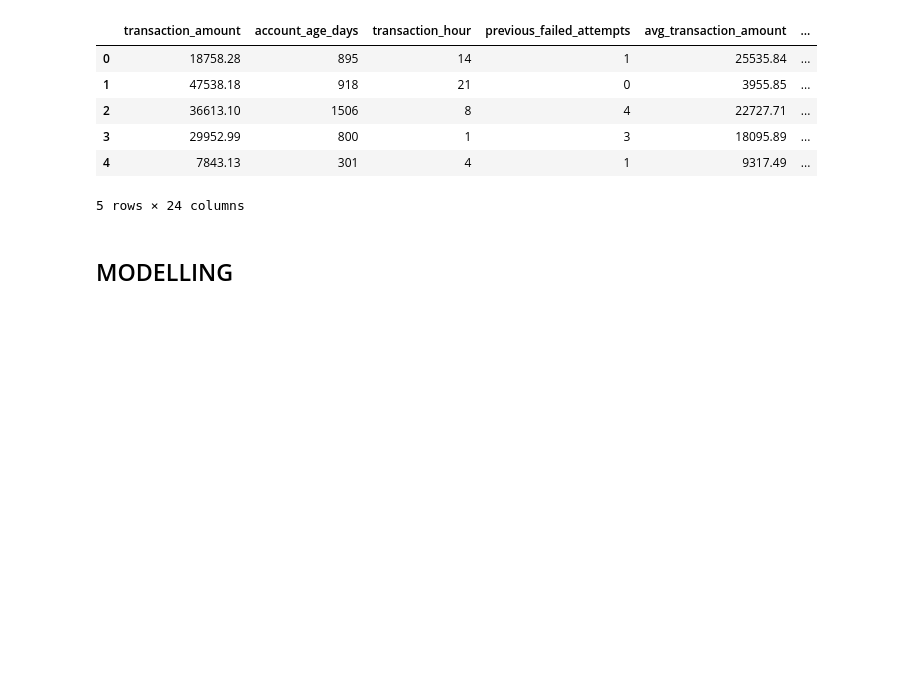
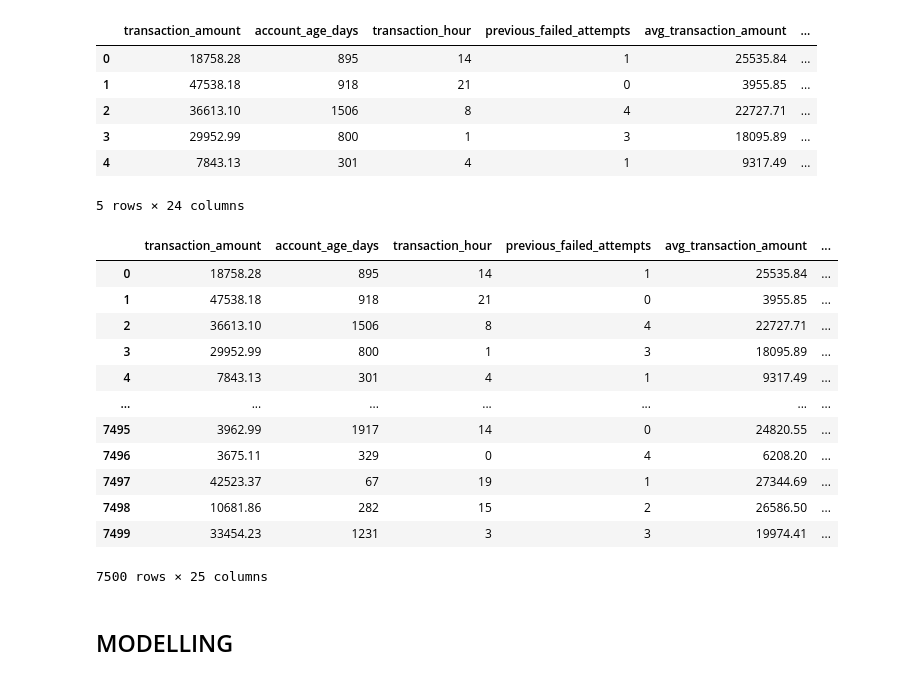
Before and after one commit to leta199/Fraud-Detection, a Jupyter notebook: modelling/Fraud detection.ipynb, the cells around one changed output. Saved outputs shown, nothing was run; the diff lists cells and outputs as text; code cells hidden in the pictures; blank space fills up the shorter version.

```diff
--- a/modelling/Fraud detection.ipynb
+++ b/modelling/Fraud detection.ipynb
@@ -128,10 +128,9 @@ fraud = fraud.drop(columns= ["transaction_id", "user_id"]) #removing ID columns
 # FEATURE ENGINEERING
 # Since we want to use scikit-learn binary classification methods, the simplest way is to use dummy varibles for non-numeric variables
 df1 = pd.get_dummies( data = fraud,           #what data we want to get dummies variables of
-                     columns = ["transaction_type", "payment_mode", "device_type", "device_location"],  #the non-numeric columns we will convert into dummies
+                     columns = ["transaction_type", "payment_mode", "device_type", "device_location", "is_international", ],  #the non-numeric columns we will convert into dummies
                      dtype=int)               #turning dummies from True/ False into binary 1/0.
 
-
 df1.head()
 # %% [output]
 |  | transaction_amount | account_age_days | transaction_hour | previous_failed_attempts | avg_transaction_amount | ... |
@@ -141,6 +140,36 @@ df1.head()
 | 3 | 29952.99 | 800 | 1 | 3 | 18095.89 | ... |
 | 4 | 7843.13 | 301 | 4 | 1 | 9317.49 | ... |
 5 rows × 24 columns
+# %%
+#Bucketing
+#We will use buckets to group transactions by location therefore we will make a fraud index by location.
+# Mumbai and Hyderabad 3, Chennai and Bangalore 2, Delhi 1.
+
+fraud_location = { #creating a dictionary to map locations onto
+    "Mumbai":3,
+    "Hyderabad" :3,
+    "Chennai" : 2,
+    "Bangalore" : 2,
+    "Delhi" : 1
+
+}
+
+df1["fraud_bucket_location"] = fraud["device_location"].map(fraud_location)
+df1
+# %% [output]
+|  | transaction_amount | account_age_days | transaction_hour | previous_failed_attempts | avg_transaction_amount | ... |
+| 0 | 18758.28 | 895 | 14 | 1 | 25535.84 | ... |
+| 1 | 47538.18 | 918 | 21 | 0 | 3955.85 | ... |
+| 2 | 36613.10 | 1506 | 8 | 4 | 22727.71 | ... |
+| 3 | 29952.99 | 800 | 1 | 3 | 18095.89 | ... |
+| 4 | 7843.13 | 301 | 4 | 1 | 9317.49 | ... |
+| ... | ... | ... | ... | ... | ... | ... |
+| 7495 | 3962.99 | 1917 | 14 | 0 | 24820.55 | ... |
+| 7496 | 3675.11 | 329 | 0 | 4 | 6208.20 | ... |
+| 7497 | 42523.37 | 67 | 19 | 1 | 27344.69 | ... |
+| 7498 | 10681.86 | 282 | 15 | 2 | 26586.50 | ... |
+| 7499 | 33454.23 | 1231 | 3 | 3 | 19974.41 | ... |
+7500 rows × 25 columns
 # %%
 # Now we will look at the dimensions of the dataframe to see how many more predictors we have added
 df1.shape # we have added 11 new columns, not too many
```
Also changed, not shown: 2 other files.
